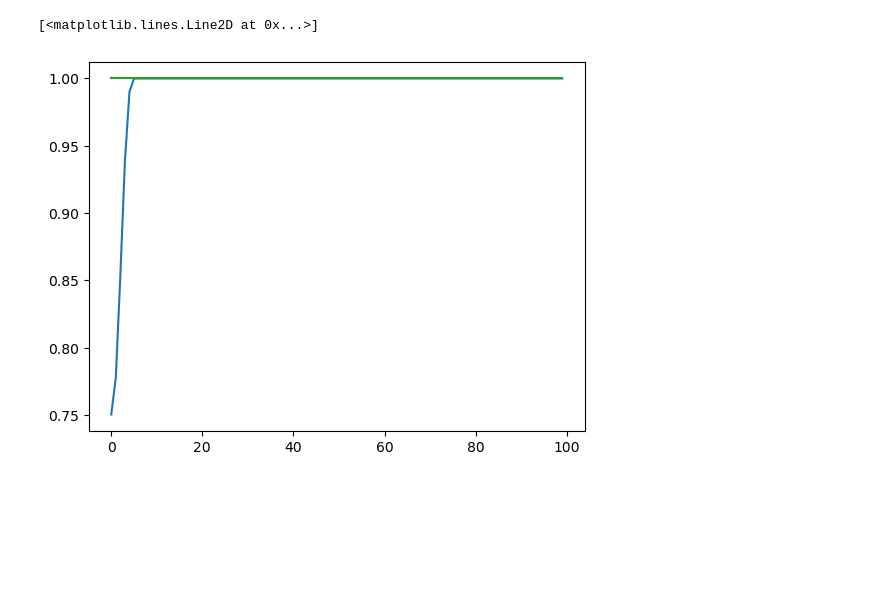
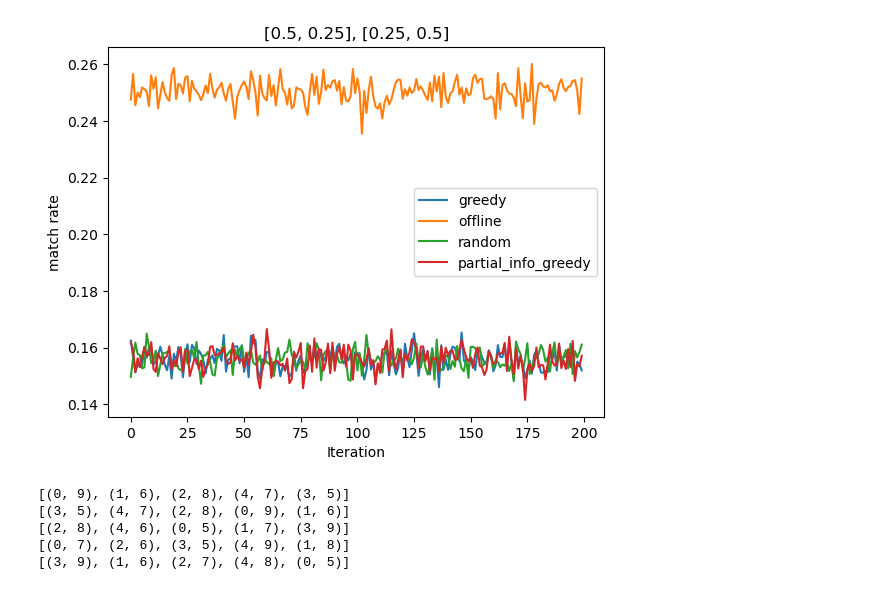
Before and after one commit to ppxwdy/capture_uncertain_in_dating, a Jupyter notebook: charts.ipynb, the cells around one changed output. Drawn from its saved outputs; the diff is of its cells as text; code cells hidden in the pictures; blank space fills up the shorter version.

```diff
--- a/charts.ipynb
+++ b/charts.ipynb
@@ -22,18 +93,27 @@ plt.plot([i for i in range(T)], r_r_)
 # %%
 N = 10000
-T = 100
-match_prob = [[1, 1], [1, 0]]
+T = 200
+match_prob = [[0.5, 0.25], [0.25, 0.5]]
 ratio1 = 0.5
 ratio2 = 0.5
 initial_guess = [0.5, 0.5]
 r_s, r_o, r_r = simulator(N, T, match_prob, ratio1, ratio2, initial_guess)
+
+partial_s, partial_o, partial_r = simulator(N, T, match_prob, ratio1, ratio2, initial_guess, full_info=False)
 # %%
 r_s_ = [i/N for i in r_s]
 r_o_ = [i/N for i in r_o]
 r_r_ = [i/N for i in r_r]
-plt.plot([i for i in range(T)], r_s_)
-plt.plot([i for i in range(T)], r_o_)
-plt.plot([i for i in range(T)], r_r_)
+p_s_ = [i/N for i in partial_s]
+plt.plot([i for i in range(T)], r_s_, label='greedy')
+plt.plot([i for i in range(T)], r_o_, label='offline')
+plt.plot([i for i in range(T)], r_r_, label='random')
+plt.plot([i for i in range(T)], p_s_, label='partial_info_greedy')
+
+plt.xlabel('Iteration')
+plt.ylabel('match rate')
+plt.legend()
+plt.title('[0.5, 0.25], [0.25, 0.5]')
+plt.show()
 # %% [output]
-[<matplotlib.lines.Line2D at 0x...>]
-[figure, old version]
+[figure, new version]
@@ -39,0 +122,9 @@ plt.plot([i for i in range(T)], r_r_)
+# %%
+for i in range(5):
+    print(random_date(5))
+# %% [output]
+[(0, 9), (1, 6), (2, 8), (4, 7), (3, 5)]
+[(3, 5), (4, 7), (2, 8), (0, 9), (1, 6)]
+[(2, 8), (4, 6), (0, 5), (1, 7), (3, 9)]
+[(0, 7), (2, 6), (3, 5), (4, 9), (1, 8)]
+[(3, 9), (1, 6), (2, 7), (4, 8), (0, 5)]
```
Also changed, not shown: parts of 7 cells of this notebook, 1 other file.
